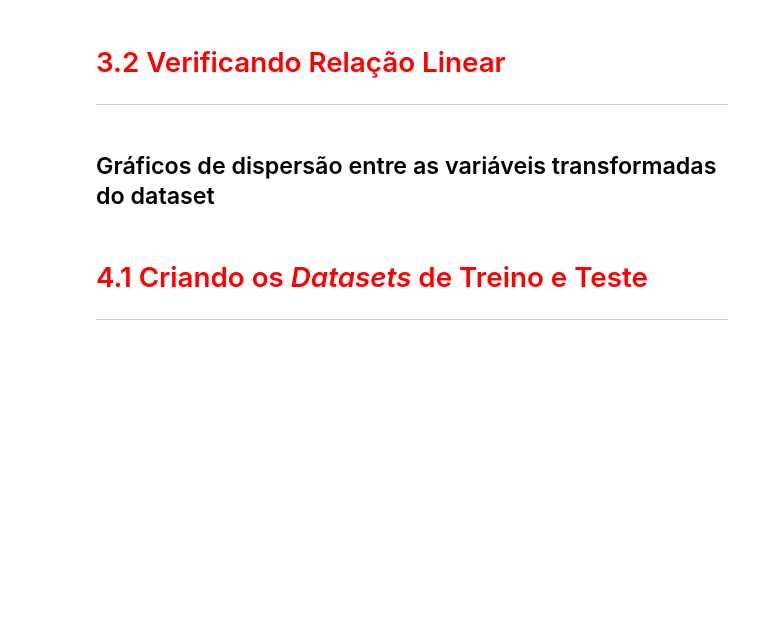
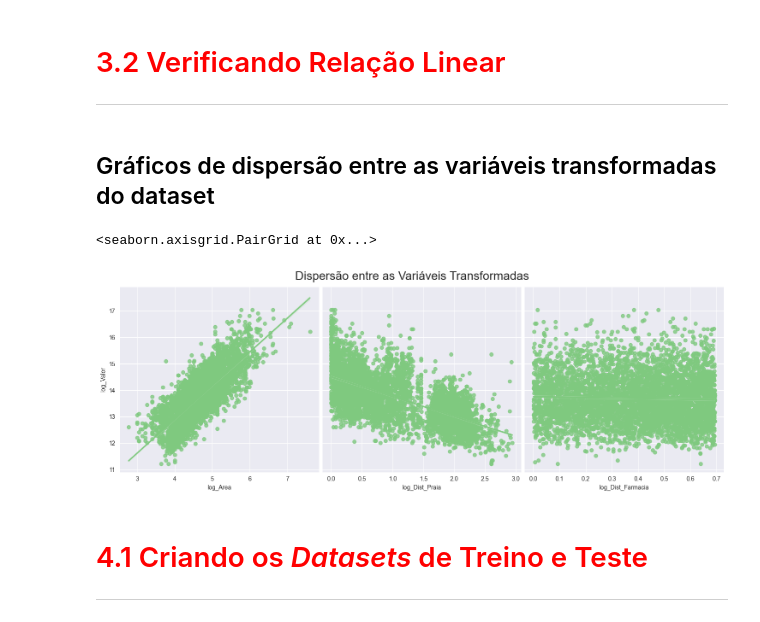
Before and after one commit to naimeaiub/Analise-Estatistica-IBGE, a Jupyter notebook: 7. Regressão Linear - técnicas avançadas de modelagem/Projeto/Regressão Linear.ipynb, the cells around one changed output. Cells and saved outputs as stored; diff of their text form; code cells hidden in the pictures; blank space fills up the shorter version.

```diff
--- a/7. Regressão Linear - técnicas avançadas de modelagem/Projeto/Regressão Linear.ipynb
+++ b/7. Regressão Linear - técnicas avançadas de modelagem/Projeto/Regressão Linear.ipynb
@@ -207,9 +232,12 @@ ax
 # %% [markdown]
 ## Gráficos de dispersão entre as variáveis transformadas do dataset
 # %%
-
+ax = sns.pairplot(dados, y_vars='log_Valor', x_vars=['log_Area', 'log_Dist_Praia', 'log_Dist_Farmacia'], kind='reg',height=5)
 ax.fig.suptitle('Dispersão entre as Variáveis Transformadas', fontsize=20, y=1.05)
 ax
+# %% [output]
+<seaborn.axisgrid.PairGrid at 0x...>
+[figure, added]
 # %% [markdown]
 # <font color='red' style='font-size: 30px;'>4.1 Criando os *Datasets* de Treino e Teste</font>
 <hr style='border: 2px solid red;'>
```
Also changed, not shown: parts of 8 cells of this notebook.
